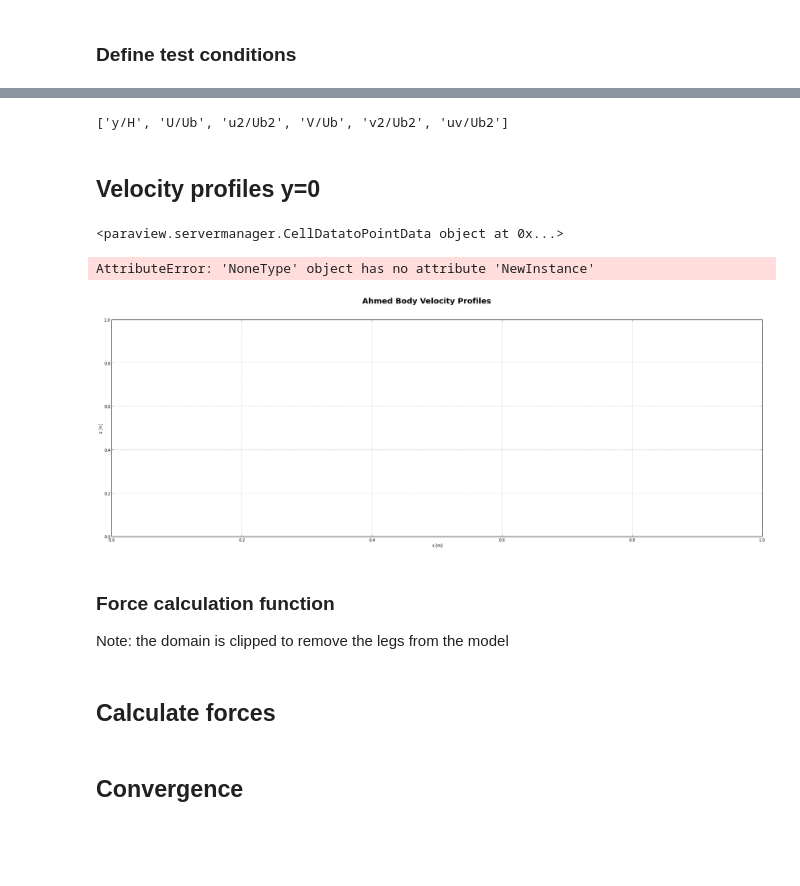
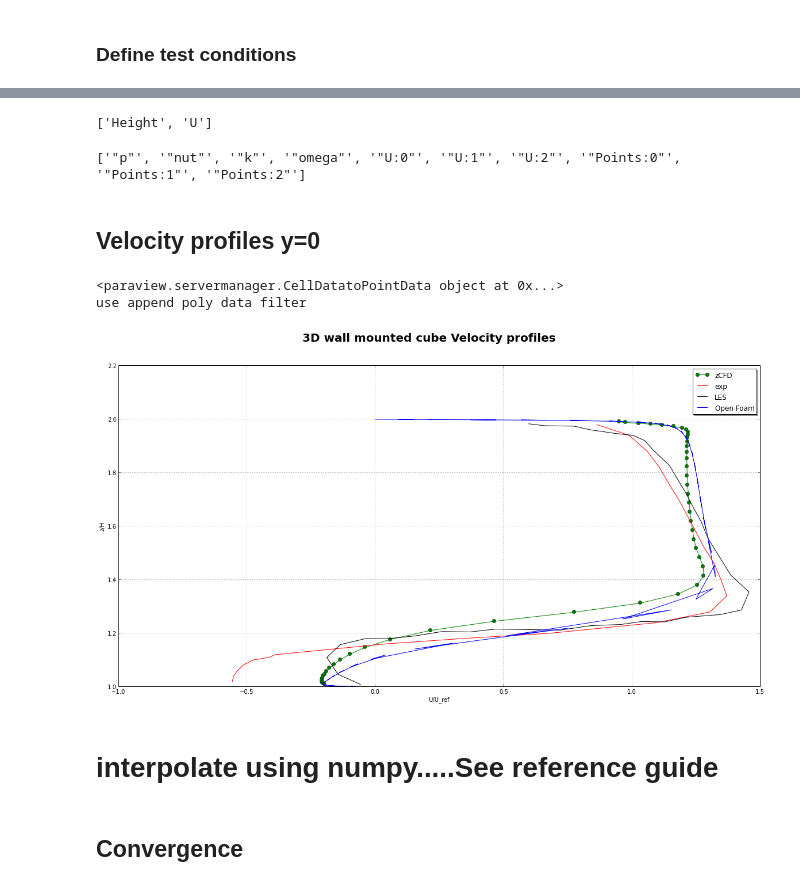
Before and after one commit to zCFD/zPost, a Jupyter notebook: ipynb/CUBE/Cube.ipynb, the cells around one changed output, grey strips where cells are left out. Saved outputs shown, nothing was run; the diff lists cells and outputs as text; code cells hidden in the pictures; blank space fills up the shorter version.

Commit message:
final changes for different Reynolds---3D cavity
velocity profiles in the symmetry planes

```diff
--- a/ipynb/CUBE/Cube.ipynb
+++ b/ipynb/CUBE/Cube.ipynb
@@ -11,7 +7,7 @@ Re = 0.04e6 (based on the height of the cube)<br/>
 ## Define case name
 This is the solver case to be analysed
 # %%
-case_name = 'cube_test'
+case_name = 'cube'
 # %% [markdown]
 ## Define Data Location
 For remote data the interaction will use ssh to securely interact with the data<br/>
@@ -116,8 +133,8 @@ reload(zutil)
 reload(post)
 #from zutil.post import get_csv_data
 
-data = zutil.post.get_csv_data("/gpfs/asrc/home/acimpoeru/cube_JA/CUBE/data.csv",header=True,remote=True,delim=',')
-print data.keys()
-#print data['y/H']
+les = zutil.post.get_csv_data("/gpfs/asrc/home/acimpoeru/cube_JA/CUBE/les.csv",header=True,remote=True,delim=',')
+print les.keys()
+#print data['y/H'], data['U/Ub']
 # %% [output]
-['y/H', 'U/Ub', 'u2/Ub2', 'V/Ub', 'v2/Ub2', 'uv/Ub2']
+['Height', 'U']
@@ -124,9 +143,23 @@ print data.keys()
+# %%
+import zutil
+import zutil.post as post
+reload(zutil)
+reload(post)
+#from zutil.post import get_csv_data
+
+OF = zutil.post.get_csv_data("/gpfs/asrc/home/acimpoeru/cube_kO_sst/Cube_Spalart_OF/cube/VTK/Open_Foam.csv",header=True,remote=True,delim=',')
+print OF.keys()
+# %% [output]
+['"p"', '"nut"', '"k"', '"omega"', '"U:0"', '"U:1"', '"U:2"', '"Points:0"', '"Points:1"', '"Points:2"']
 # %%
 from zutil.post import for_each
 
-def plot_velocity_profile(ax,file_root):
+def plot_velocity_profile(ax,file_root,full_path=False):
 
-    sym = PVDReader( FileName=file_root+'cube_test.pvd' )
+    if full_path:
+        sym = PVDReader( FileName=file_root )
+    else:
+        sym = PVDReader( FileName=file_root+'.pvd' )
     sym.UpdatePipeline()
 
    # clip = Clip( ClipType="Plane", Input=sym )
@@ -155,8 +188,8 @@ def plot_velocity_profile(ax,file_root):
     point_data.PassCellData = 0
     point_data.UpdatePipeline()
     print point_data
-    point_client = servermanager.Fetch(slice2)
-    #for_each(point_client,func=plot_array,axis=ax)
+    point_client = servermanager.Fetch(point_data)
+    for_each(point_client,func=plot_array,axis=ax)
 
 def plot_array(data_array,pts_array,**kwargs):
     ax = kwargs['axis']
@@ -164,37 +197,35 @@ def plot_array(data_array,pts_array,**kwargs):
     count = 0
     u_vel = data_array.GetPointData()['V'][:,0]
     for p in pts_array.GetPoints()[:,0]:
-        data.append(float(u_vel[count])/5.0)
+        data.append(float(u_vel[count])/10.0)
         count+=1
-    ax.plot(data, pts_array.GetPoints()[:,2], color='g',marker='s',linestyle='none',fillstyle='none')
+    ax.plot(data, pts_array.GetPoints()[:,2], color='g',marker='o',label='zCFD')
 # %% [markdown]
 ## Velocity profiles y=0
 # %%
 from zutil.post import get_case_root
 #zcfd_cp_data = get_cp_profile(get_case_root(case_name,num_procs))
-fig = pl.figure(figsize=(30, 10),dpi=100, facecolor='w', edgecolor='k')
-fig.suptitle('Ahmed Body Velocity Profiles', fontsize=20, fontweight='bold')
+fig = pl.figure(figsize=(20, 10),dpi=300, facecolor='w', edgecolor='k')
+fig.suptitle('3D wall mounted cube Velocity profiles', fontsize=20, fontweight='bold')
 ax = fig.add_subplot(1,1,1)
 ax.grid(True)
-ax.set_xlabel('x [m]')
-ax.set_ylabel('z [m]')
+ax.set_xlabel('U/U_ref')
+ax.set_ylabel('z/H')
 #ax.axis([-1.6,0.8,0,0.8])
 #ax.plot(zcfd_cp_data['x'],zcfd_cp_data['z'], color='grey',linestyle='-',marker='None',markersize=5)
 #ax.plot(profile_array['x'],profile_array['z'], color='grey', label='station',linestyle='none',marker='.',markersize=1)
 #ax.plot(profile_array['delta'],profile_array['z'], color='b', label='Expt U',marker='o',linestyle='none',fillstyle='none')
 plot_velocity_profile(ax,get_case_root(case_name,num_procs))
+#plot_velocity_profile(ax,'/gpfs/asrc/home/acimpoeru/cube_kO_sst/Cube_Spalart_OF/cube/VTK/cube_14000.vtk',True)
+ax.plot(data['U/Ub'], data['y/H'], color='r', label='exp')
+ax.plot(les['U'], les['Height'], color='k', label='LES')
+ax.plot(OF['"U:0"']/0.584, OF['"Points:2"'], color='b', label='Open Foam')
 ax.legend(loc='upper right', shadow=True)
 #fig.savefig("images/ahmed_vel_profile.pdf")
 #from IPython.display import FileLink, display
 #display(FileLink('images/ahmed_vel_profile.pdf'))
 show()
 # %% [output]
 <paraview.servermanager.CellDatatoPointData object at 0x...>
+use append poly data filter
-AttributeError: 'NoneType' object has no attribute 'NewInstance'
-[figure, old version]
+[figure, new version]
-# %% [markdown]
-### Force calculation function
-
-Note: the domain is clipped to remove the legs from the model
-# %% [markdown]
-## Calculate forces
@@ -201,3 +234,5 @@ Note: the domain is clipped to remove the legs from the model
+# %% [markdown]
+# interpolate using numpy.....See reference guide
 # %% [markdown]
 ## Convergence
 # %%
```
Also changed, not shown: parts of 9 cells of this notebook, 5 other files.
